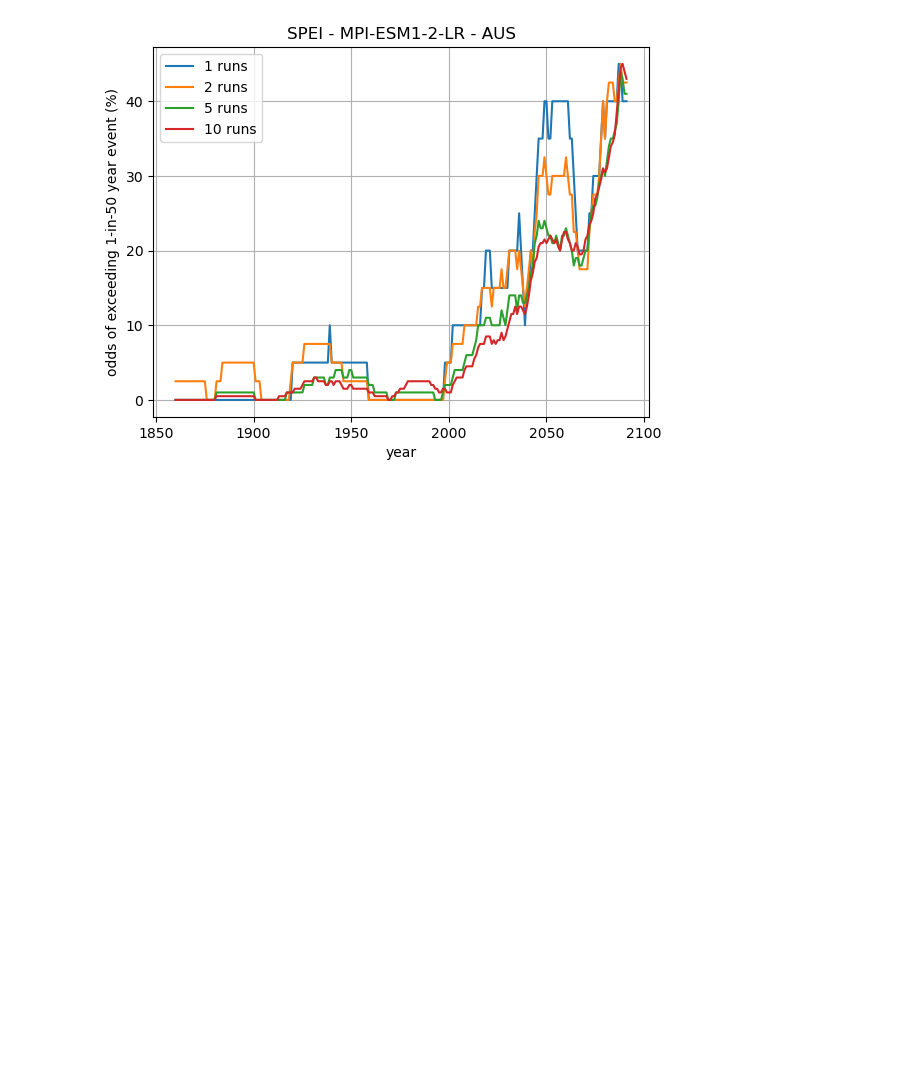
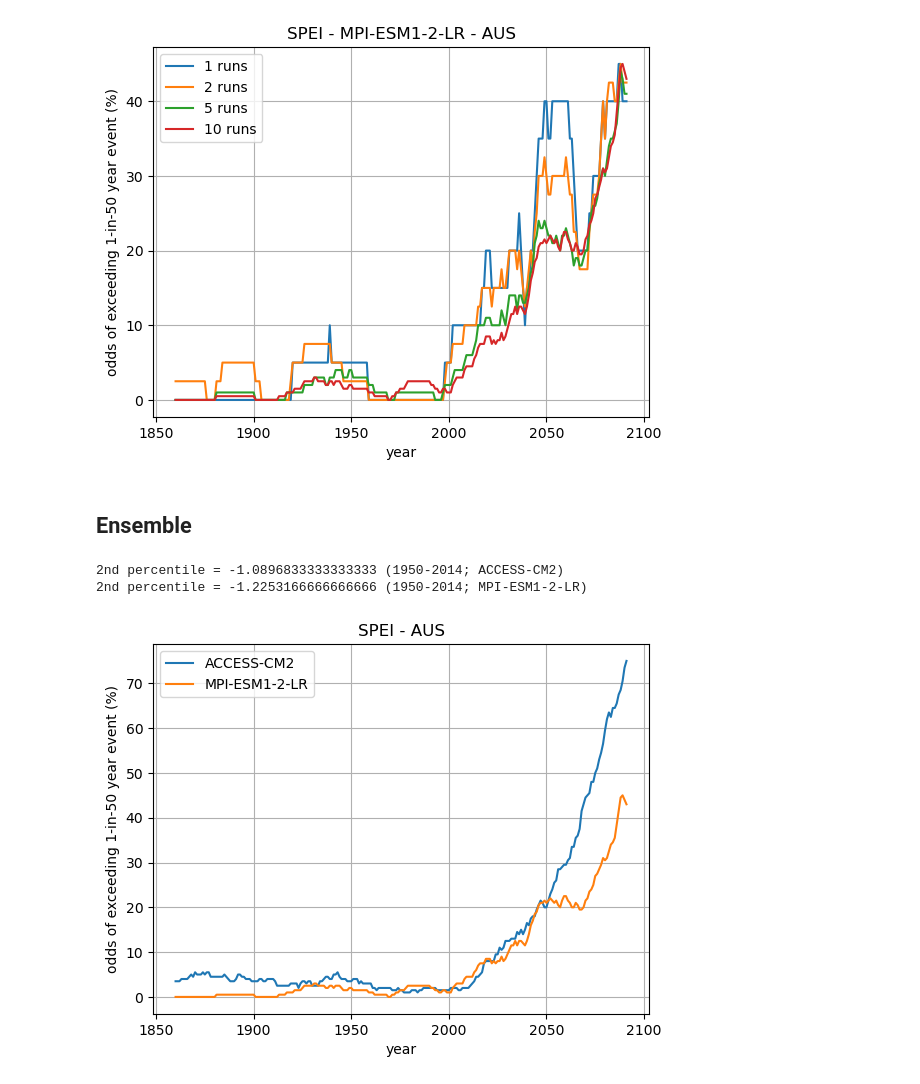
Before and after one commit to AusClimateService/rba, a Jupyter notebook: spei-analysis.ipynb, the cells around one changed output. Saved outputs shown, nothing was run; the diff lists cells and outputs as text; code cells hidden in the pictures; blank space fills up the shorter version.

Commit message:
Add ensemble analysis

```diff
--- a/spei-analysis.ipynb
+++ b/spei-analysis.ipynb
@@ -99,3 +99,31 @@ def plot_odds(
     ax.set_title(f'SPEI - {model} - {location}')
     ax.grid()
     plt.show()
+# %%
+def plot_ensemble_odds(
+    location,
+    ref_start=1950,
+    ref_end=2014,
+):
+    """Ensemble odds of a year lower than a given quantile for a given location."""
+
+    fig, ax = plt.subplots()
+    for model, df in df_dict.items():
+        df_ref = df[(df['year'] >= ref_start) & (df['year'] <= ref_end)]
+        p02 = df_ref[location].quantile(0.02)
+        print(f'2nd percentile = {p02} ({ref_start}-{ref_end}; {model})')
+        nruns = len(df['run'].unique())
+        window = nruns * 20
+        odds = df[location].rolling(window, step=nruns, center=True).apply(lambda s: (sum(s < p02) / window) * 100)
+        odds.index = df['year'].unique()
+        odds = odds.dropna()
+        sns.lineplot(
+            ax=ax,
+            data=odds,
+            label=f'{model}',
+        )
+    ax.set_xlabel('year')
+    ax.set_ylabel('odds of exceeding 1-in-50 year event (%)')
+    ax.set_title(f'SPEI - {location}')
+    ax.grid()
+    plt.show()
@@ -143,3 +175,11 @@ plot_odds('MPI-ESM1-2-LR', 'AUS', runs_subsets=[1,2,5])
 2nd percentile = -1.2188333333333334 (1950-2014; 5 runs)
 2nd percentile = -1.2253166666666666 (1950-2014; 10 runs)
 [figure]
+# %% [markdown]
+## Ensemble
+# %%
+plot_ensemble_odds('AUS')
+# %% [output]
+2nd percentile = -1.0896833333333333 (1950-2014; ACCESS-CM2)
+2nd percentile = -1.2253166666666666 (1950-2014; MPI-ESM1-2-LR)
+[figure, added]
```
Also changed, not shown: parts of 10 cells of this notebook, 1 other file.
